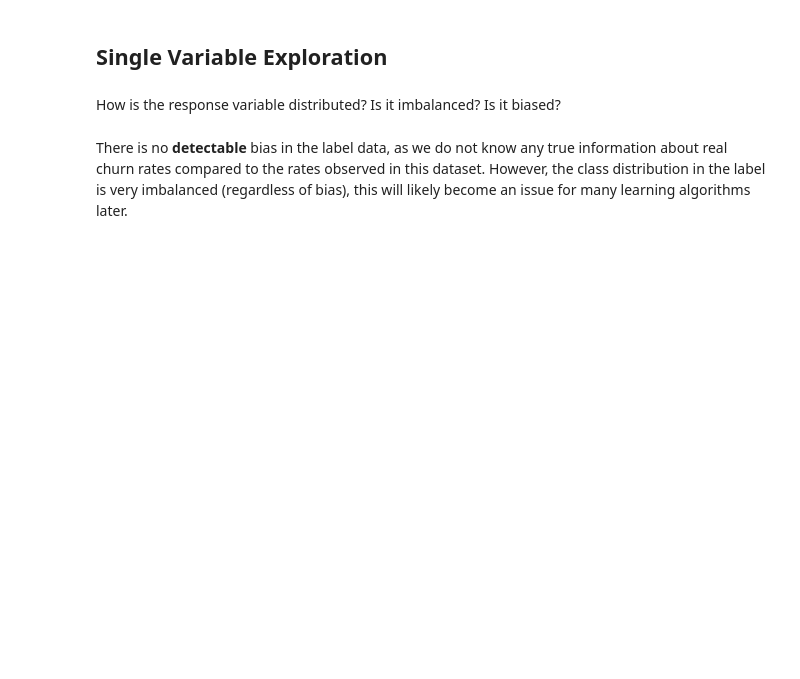
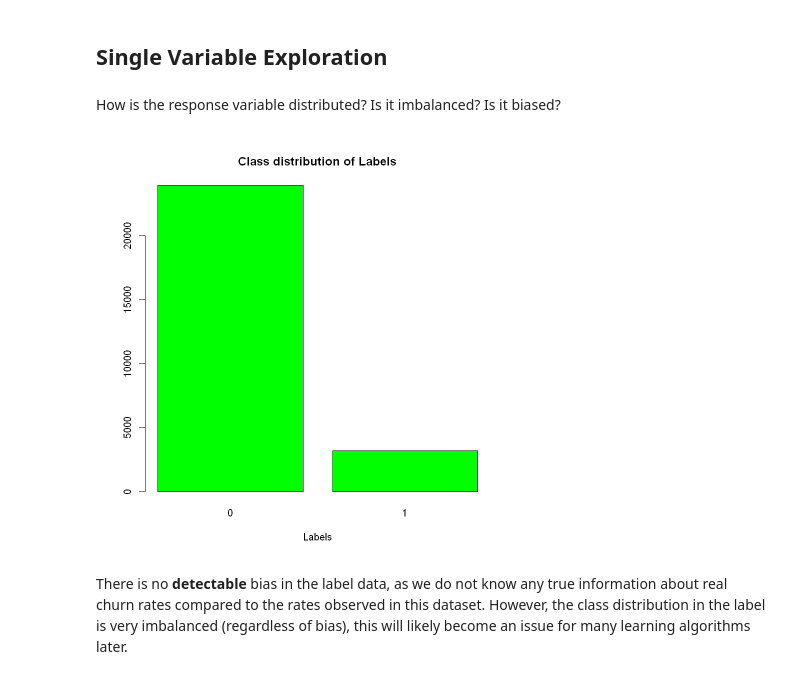
Before and after one commit to 20spaghetti/Customer-Churn-Prediction, a Jupyter notebook: Customer Churn Prediction.ipynb, the cells around one changed output. Cells and saved outputs as stored; diff of their text form; code cells hidden in the pictures; blank space fills up the shorter version.

```diff
--- a/Customer Churn Prediction.ipynb
+++ b/Customer Churn Prediction.ipynb
@@ -71,3 +135,8 @@ barplot(table(train$labels), xlab = "Labels", main = "Class distribution of Labe
+# %%
+# produce a bar chart showing how many observations in our label data have their class equal to 1 or 0.
+barplot(table(train$labels), xlab = "Labels", main = "Class distribution of Labels", col = "green")
+# %% [output]
+[figure, added]
 # %% [markdown]
 There is no **detectable** bias in the label data, as we do not know any true information about real churn rates compared to the rates observed in this dataset. However, the class distribution in the label is very imbalanced (regardless of bias), this will likely become an issue for many learning algorithms later.
 # %% [markdown]
```
Also changed, not shown: parts of 53 cells of this notebook.
